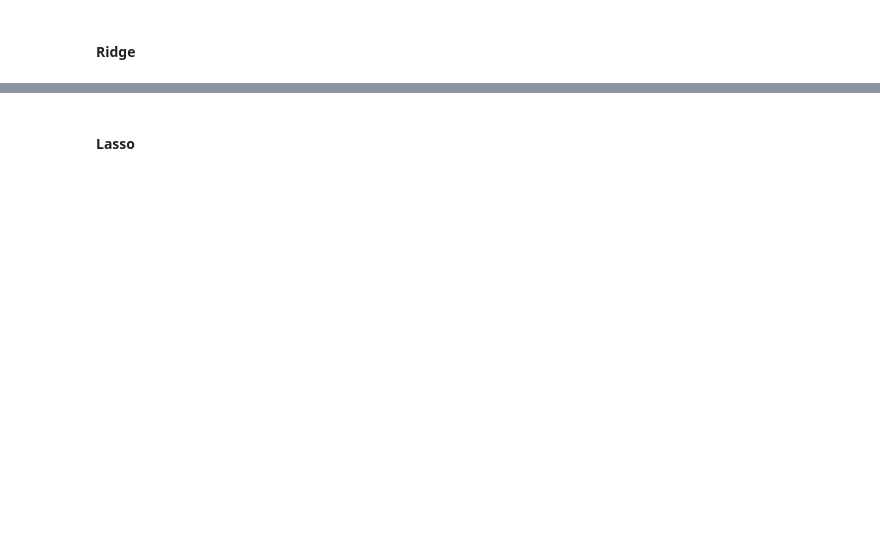
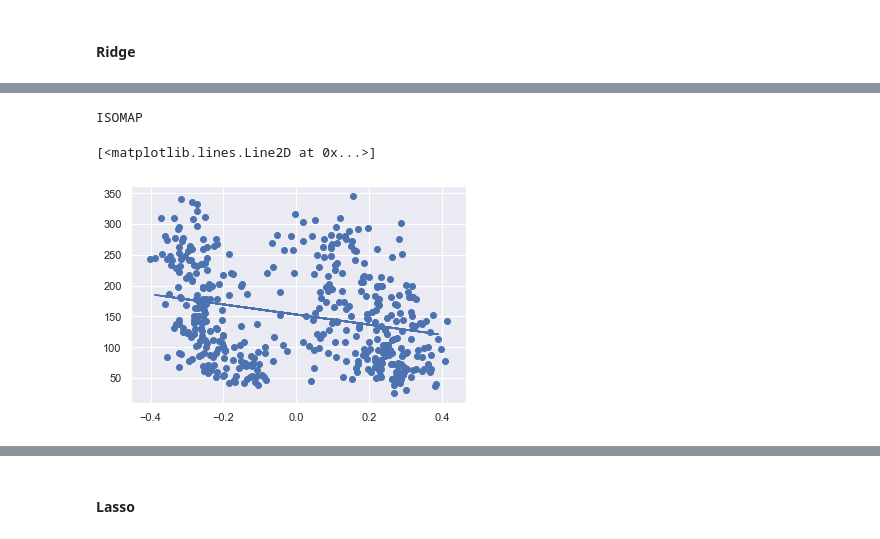
Before and after one commit to jeffersonpdp/ProgramacaoEstruturada, a Jupyter notebook: Lab_3/Jefferson_Paiva_Lab_3.ipynb, the cells around one changed output, grey strips where cells are left out. Cells and saved outputs as stored; diff of their text form; code cells hidden in the pictures; blank space fills up the shorter version.

```diff
--- a/Lab_3/Jefferson_Paiva_Lab_3.ipynb
+++ b/Lab_3/Jefferson_Paiva_Lab_3.ipynb
@@ -365,0 +378,8 @@ Ridge_pred_tsne = y_pred
+# %%
+print("ISOMAP")
+plt.scatter(X_Isomap, y)
+plt.plot(reg_test_Isomap, reg_pred_Isomap)
+# %% [output]
+ISOMAP
+[<matplotlib.lines.Line2D at 0x...>]
+[figure, added]
```
Also changed, not shown: parts of 75 cells of this notebook.
